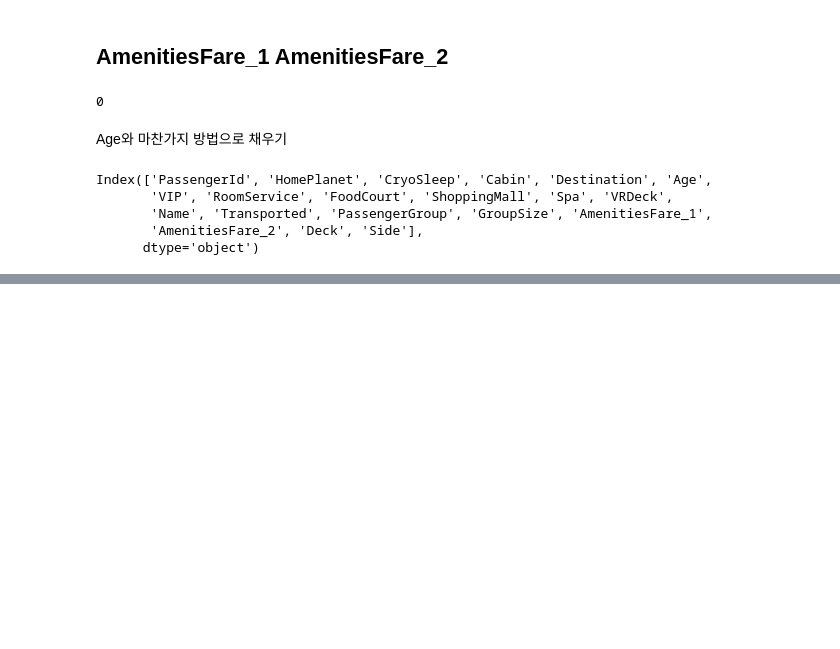
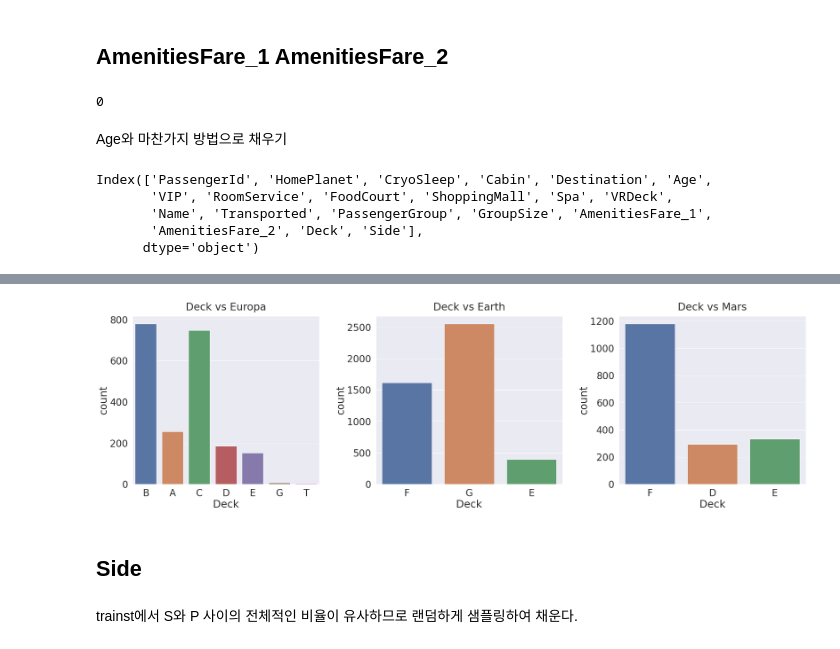
Before and after one commit to HyeonGeunY/kaggle, a Jupyter notebook: spaceship_titanic/notebooks/spaceshiptitanic-prediction.ipynb, the cells around one changed output, grey strips where cells are left out. Cells and saved outputs as stored; diff of their text form; code cells hidden in the pictures; blank space fills up the shorter version.

```diff
--- a/spaceship_titanic/notebooks/spaceshiptitanic-prediction.ipynb
+++ b/spaceship_titanic/notebooks/spaceshiptitanic-prediction.ipynb
@@ -206,7 +194,7 @@ def fill_cryosleep_null(x):
     else:
         return x["CryoSleep"]
 # %%
-test = df_train.apply(fill_cryosleep_null, axis=1)
+df_train["CryoSleep"] = df_train.apply(fill_cryosleep_null, axis=1)
 # %% [markdown]
 ## HomePlanet
 # %%
@@ -294,5 +282,5 @@ print(f"55 Cancri e percentage for Europa : {d_europa}")
 7. destination == 'PSO ... => Earth
 8. deck == G => Earth
 # %%
-df_train_test = df_train.copy()
+df_train = df_train.copy()
 # %%
@@ -322,6 +304,3 @@ def fill_homeplanet_null(x):
 df_train["HomePlanet"].isnull().sum()
 # %% [output]
 201
-# %%
-df_train["HomePlanet"] = df_train.apply(fill_homeplanet_null, axis=1)
-df_train["HomePlanet"].isnull().sum()
@@ -433,0 +435,11 @@ for c in ["AmenitiesFare_1", "AmenitiesFare_2"]:
+# %%
+y_position = 1.02
+f, ax = plt.subplots(1, 3, figsize=(35, 9))
+
+for i, p in enumerate(list(df_train["HomePlanet"].unique())):
+    sns.countplot("Deck", data=df_train[df_train["HomePlanet"] == p], ax=ax[i])
+    ax[i].set_title(f"Deck vs {p}", y=y_position)
+    plt.subplots_adjust(wspace=0.3, hspace=0.5)
+plt.show()
+# %% [output]
+[figure, added]
@@ -433,0 +469,4 @@ for c in ["AmenitiesFare_1", "AmenitiesFare_2"]:
+# %% [markdown]
+## Side
+# %% [markdown]
+trainst에서 S와 P 사이의 전체적인 비율이 유사하므로 랜덤하게 샘플링하여 채운다.
```
Also changed, not shown: parts of 31 cells of this notebook, 3 other files.
